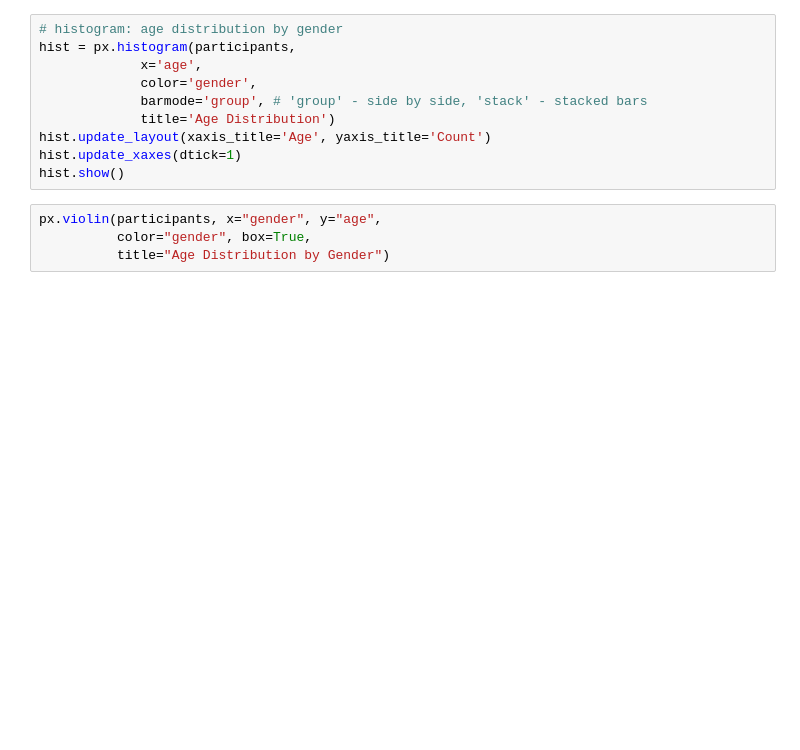
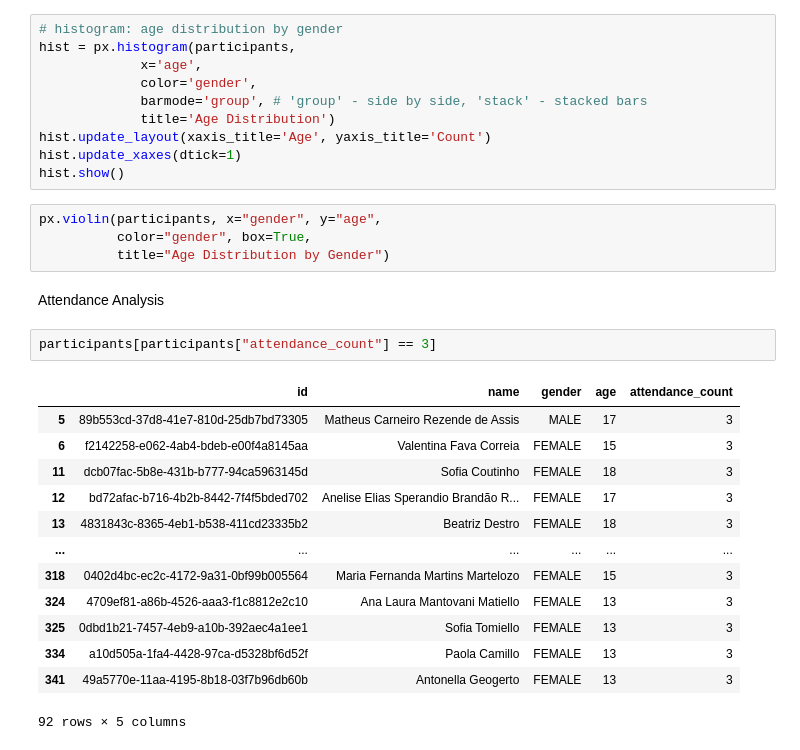
Before and after one commit to YuhanZhou3/ParusyaDA, a Jupyter notebook: load_data.ipynb, the cells around one changed output. Cells and saved outputs as stored; diff of their text form; blank space fills up the shorter version.

```diff
--- a/load_data.ipynb
+++ b/load_data.ipynb
@@ -155,3 +158,21 @@ hist.show()
 px.violin(participants, x="gender", y="age",
           color="gender", box=True,
           title="Age Distribution by Gender")
+# %% [markdown]
+Attendance Analysis
+# %%
+participants[participants["attendance_count"] == 3]
+# %% [output]
+|  | id | name | gender | age | attendance_count |
+| 5 | 89b553cd-37d8-41e7-810d-25db7bd73305 | Matheus Carneiro Rezende de Assis | MALE | 17 | 3 |
+| 6 | f2142258-e062-4ab4-bdeb-e00f4a8145aa | Valentina Fava Correia | FEMALE | 15 | 3 |
+| 11 | dcb07fac-5b8e-431b-b777-94ca5963145d | Sofia Coutinho | FEMALE | 18 | 3 |
+| 12 | bd72afac-b716-4b2b-8442-7f4f5bded702 | Anelise Elias Sperandio Brandão R... | FEMALE | 17 | 3 |
+| 13 | 4831843c-8365-4eb1-b538-411cd23335b2 | Beatriz Destro | FEMALE | 18 | 3 |
+| ... | ... | ... | ... | ... | ... |
+| 318 | 0402d4bc-ec2c-4172-9a31-0bf99b005564 | Maria Fernanda Martins Martelozo | FEMALE | 15 | 3 |
+| 324 | 4709ef81-a86b-4526-aaa3-f1c8812e2c10 | Ana Laura Mantovani Matiello | FEMALE | 13 | 3 |
+| 325 | 0dbd1b21-7457-4eb9-a10b-392aec4a1ee1 | Sofia Tomiello | FEMALE | 13 | 3 |
+| 334 | a10d505a-1fa4-4428-97ca-d5328bf6d52f | Paola Camillo | FEMALE | 13 | 3 |
+| 341 | 49a5770e-11aa-4195-8b18-03f7b96db60b | Antonella Geogerto | FEMALE | 13 | 3 |
+92 rows × 5 columns
```
Also changed, not shown: parts of 3 cells of this notebook.
